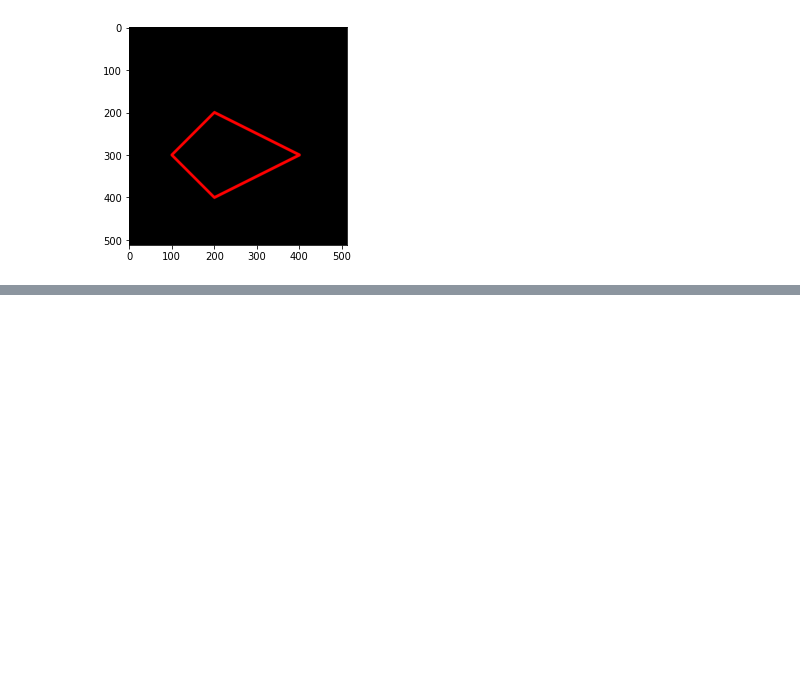
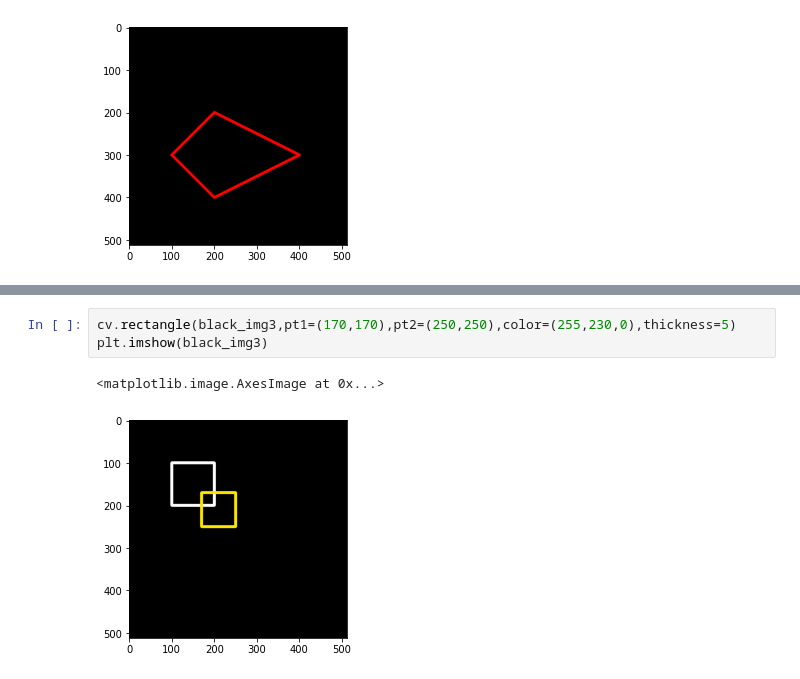
Before and after one commit to hhidayatinc/PCVK_Martikulasi_2022, a Jupyter notebook: Week2.ipynb, the cells around one changed output, grey strips where cells are left out. Saved outputs shown, nothing was run; the diff lists cells and outputs as text; blank space fills up the shorter version.

```diff
--- a/Week2.ipynb
+++ b/Week2.ipynb
@@ -110,0 +123,6 @@ plt.imshow(black_img2)
+# %%
+cv.rectangle(black_img3,pt1=(170,170),pt2=(250,250),color=(255,230,0),thickness=5)
+plt.imshow(black_img3)
+# %% [output]
+<matplotlib.image.AxesImage at 0x...>
+[figure, added]
```
Also changed, not shown: parts of 9 cells of this notebook.
